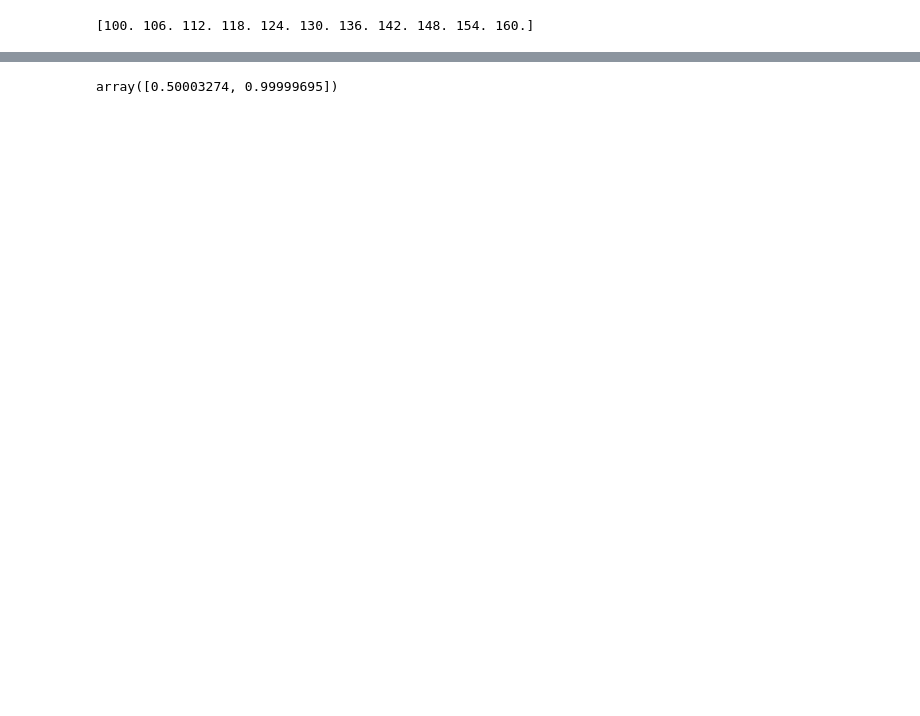
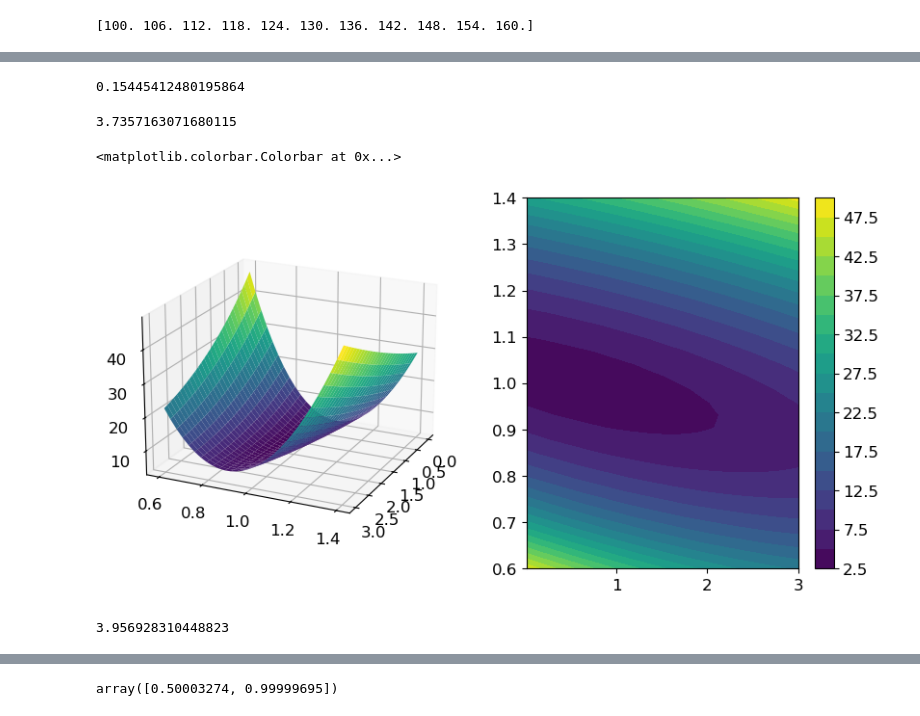
Before and after one commit to asegura4488/StatsHEP, a Jupyter notebook: Systematic/ProfileLikelihood/UpperLimit_qmSystematic.ipynb, the cells around one changed output, grey strips where cells are left out. Saved outputs shown, nothing was run; the diff lists cells and outputs as text; code cells hidden in the pictures; blank space fills up the shorter version.

```diff
--- a/Systematic/ProfileLikelihood/UpperLimit_qmSystematic.ipynb
+++ b/Systematic/ProfileLikelihood/UpperLimit_qmSystematic.ipynb
@@ -126,0 +92,8 @@ plt.plot(mu,LogLike)
+# %%
+def Poisson1(n,l):
+
+    if l > 0.:
+        log_likelihood = -l + n*np.log(l) - gammaln(n+1)  # Softening parameter
+        return np.exp(log_likelihood)
+    else:
+        return 0.
@@ -126,0 +104,45 @@ plt.plot(mu,LogLike)
+# %%
+def Likelihood(p,sigma,n,b,s):
+
+    mu,e = p
+    l = mu*s+e*b
+
+    return Poisson1(n,l)*Gauss(e,1.,sigma=sigma)
+# %%
+# Probando la funcion de likelihood
+Likelihood(np.array([0.4,1.]),0.1,n[0],b[0],s[0])
+# %% [output]
+0.15445412480195864
+# %%
+def GetJointLikelihood(p,sigma,n,b,s):
+
+    JointLike = 0.
+    # All the channels
+    for c in range(N):
+        JointLike += -2*np.log(Likelihood(p,sigma,n[c],b[c],s[c]))
+
+    return JointLike
+# %%
+GetJointLikelihood(np.array([0.4,1.]),0.1,n,b,s)
+# %% [output]
+3.7357163071680115
+# %%
+mu = np.linspace(0.01,3,30)
+e = np.linspace(0.6,1.4,30)
+Mu,E = np.meshgrid(mu,e)
+Surface = np.zeros_like(Mu)
+
+for i in range(len(mu)):
+    for j in range(len(e)):
+        like = GetJointLikelihood(np.array([mu[i],e[j]]),0.1,n,b,s)
+        Surface[i,j] = like
+# %%
+fig = plt.figure(figsize=(10,5))
+ax = fig.add_subplot(1,2,1, projection='3d', elev = 20, azim = 25)
+ax.plot_surface(Mu,E,Surface.T, cmap='viridis')
+ax1 = fig.add_subplot(1,2,2)
+c = ax1.contourf(Mu,E,Surface.T,20,cmap='viridis')
+fig.colorbar(c,ax=ax1)
+# %% [output]
+<matplotlib.colorbar.Colorbar at 0x...>
+[figure, added]
@@ -126,0 +159,4 @@ plt.plot(mu,LogLike)
+# %%
+GetJointLikelihoodNuissance(np.array([1.]),1.,0.1,n,b,s)
+# %% [output]
+3.956928310448823
```
Also changed, not shown: parts of 20 cells of this notebook, 1 other file.
